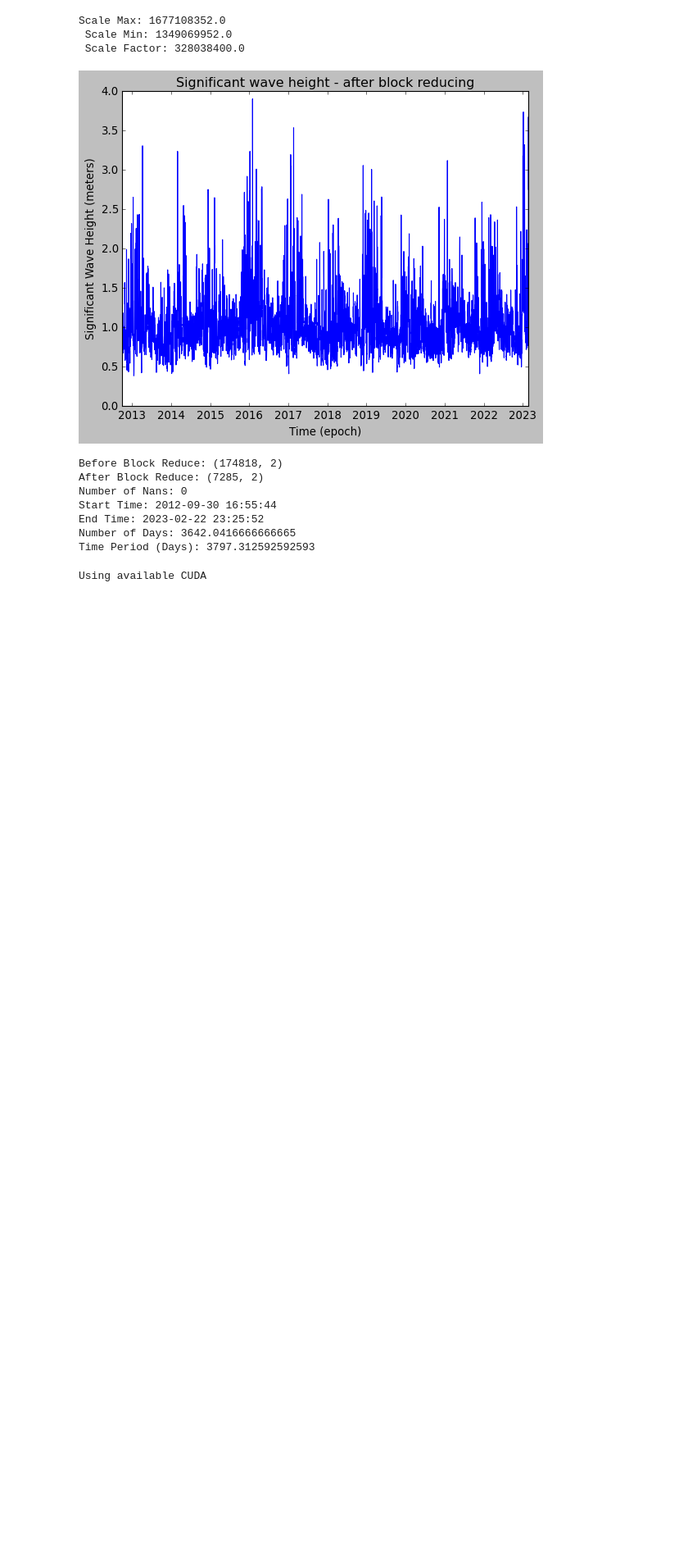
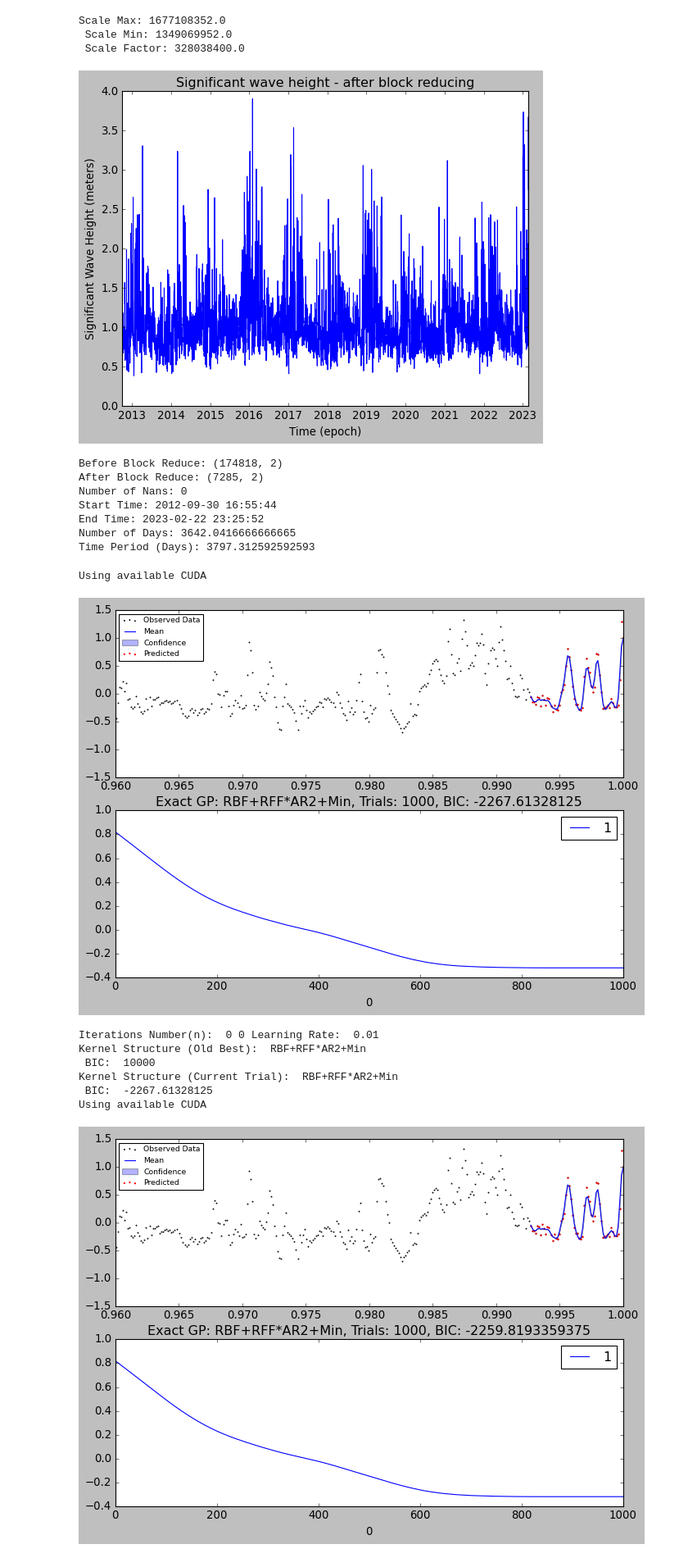
Before and after one commit to DanielCaoSilva/GaussProcesses, a Jupyter notebook: notebooks/Kernel_Search_v1.ipynb, the cells around one changed output. Shown: that part at 82% size. Cells and saved outputs as stored; diff of their text form; code cells hidden in the pictures; blank space fills up the shorter version.

Commit message:
New notebook with search and plots at notebooks/Kernel_Search_v1

```diff
--- a/notebooks/Kernel_Search_v1.ipynb
+++ b/notebooks/Kernel_Search_v1.ipynb
@@ -119,14 +119,16 @@ def search_for_min_BIC(
         data, scale, outer_count, initial_lr=0.01, epoch_iter=1000):
     trial_n = 0
     trial_hist = []
+    bic_running_list = bic_values_list
     kernel_str_running_best = kernel_str_running_start
+    return_values = None
     for kernel_ops_i, iter_operations in enumerate(possible_kernel_operations):
         for kernel_term_i, iter_terms in enumerate(possible_kernel_list):
             if (kernel_term_i == 0) and (kernel_ops_i == 0):
-                kernel_str_current = kernel_str_running_best
+                kernel_str_current = kernel_str_running_start
             else:
                 kernel_str_current = add_new_kernel_term(
-                    kernel_str_running_best, iter_terms, iter_operations)
+                    kernel_str_running_start, iter_terms, iter_operations)
             exact_gp_obj = TrainTestPlotSaveExactGP(
                 ExactGPModel,
                 kernel=kernel_str_current,
@@ -139,29 +141,32 @@ def search_for_min_BIC(
                 use_scheduler=True)
             bic_at_current, hyper_vals = exact_gp_obj.run_train_test_plot_kernel(set_xlim=[0.96, 1])
             print("Iterations Number(n): ", outer_count, trial_n, "Learning Rate: ", initial_lr)
-            print("Kernel Structure (Old Best): ", kernel_str_running_best, "\n BIC: ", bic_values[-1])
+            print("Kernel Structure (Old Best): ", kernel_str_running_start, "\n BIC: ", bic_values_list[-1])
             print("Kernel Structure (Current Trial): ", kernel_str_current, "\n BIC: ", bic_at_current)
             trial_hist.append([
                 (outer_count, trial_n), kernel_str_current,
                 bic_at_current,
                 hyper_vals,])
                 # exact_gp_obj.kernel])
+            # Check the BIC value against the level best BIC value and replace if better
             if bic_at_current < bic_values_list[-1]:
                 bic_values_list.append(bic_at_current)
-                kernel_str_running_best = kernel_str_current
+                # kernel_str_running_start = kernel_str_current
+                kernel_str_running_start = copy.deepcopy(kernel_str_current)
                 # if kernel_str_running_start != kernel_str_current:
                 #     kernel_str_running_start = kernel_str_current
-                del exact_gp_obj
-                gc.enable()
-                gc.collect()
-                torch.cuda.empty_cache()
-                return kernel_str_running_best, pd.DataFrame(trial_hist)
+                return kernel_str_running_start, bic_values_list, pd.DataFrame(trial_hist)
+                # del exact_gp_obj
+                # gc.enable()
+                # gc.collect()
+                # torch.cuda.empty_cache()
+                # return return_values
             trial_n += 1
             del exact_gp_obj
             gc.enable()
             gc.collect()
             torch.cuda.empty_cache()
-    return kernel_str_running_best, pd.DataFrame(trial_hist)
+    return kernel_str_running_start, bic_running_list, pd.DataFrame(trial_hist)
 # %%
 # List of possible Kernels operations
 kernel_operations = ["+", "*"]
@@ -179,35 +184,45 @@ kernel_list = [
 # kernel_str_running = "RBF+Per_Month*RBF+AR2*RFF+Per_Year"
 # kernel_str_running = "RFF"
 # kernel_str_running = "AR2*RFF"
 # kernel_str_running = "RBF+Mat_2.5*Per_Arb"
 # kernel_str_running = "AR2*RFF+RQ*AR2+RFF"
 kernel_str_running = "RBF+RFF*AR2+Min"
 
 # Initializing empty list to record values
 save_history = pd.DataFrame()
 bic_values = [10000]
+epoch_training_iter = 1000
 initial_learning_rate = 0.01  # 0.0063 # initial learning rate
 with_and_without_scheduler = [True]
 file_save_name = \
-    f'../Past_Trials/ResultsStartingAt_' +\
+    f'../Past_Trials/{epoch_training_iter}ResultsStartingAt_' +\
     f'{kernel_str_running.replace("*","x").replace("+","add")}_' +\
     f'{datetime.now().strftime("%Y%m%d_%H")}'
 
 # ToDo: Reorder the 'kernel_list' and 'kernel_operations' to start with the most likely kernel after each iteration
 #  based on the last
 #  iteration's newly added term and current structure
-for i in range(3):
+for i in range(5):
     new_kernel_best = kernel_str_running
-    kernel_str_running, path_history = search_for_min_BIC(
+    running_bic_list = bic_values
+    kernel_str_running, bic_values, path_history = search_for_min_BIC(
         kernel_list, kernel_operations,
-        new_kernel_best, bic_values,
+        new_kernel_best, running_bic_list,
         data_compact, scaler_consts, i,
-        initial_lr=initial_learning_rate, epoch_iter=1000)
+        initial_lr=initial_learning_rate, epoch_iter=epoch_training_iter)
     save_history = pd.concat([save_history, path_history])
     save_history.to_csv(f'{file_save_name}.csv')
 column_names = [
     'Trial_Num', 'Kernel_Name', 'BIC', 'Hyper_Parameters']
 save_history.to_csv(f'{file_save_name}.csv')
 save_history
 # %% [output]
 Using available CUDA
+[figure, added]
+Iterations Number(n):  0 0 Learning Rate:  0.01
+Kernel Structure (Old Best):  RBF+RFF*AR2+Min
+ BIC:  10000
+Kernel Structure (Current Trial):  RBF+RFF*AR2+Min
+ BIC:  -2267.61328125
+Using available CUDA
+[figure, added]
```
Also changed, not shown: parts of 1 cell of this notebook.
